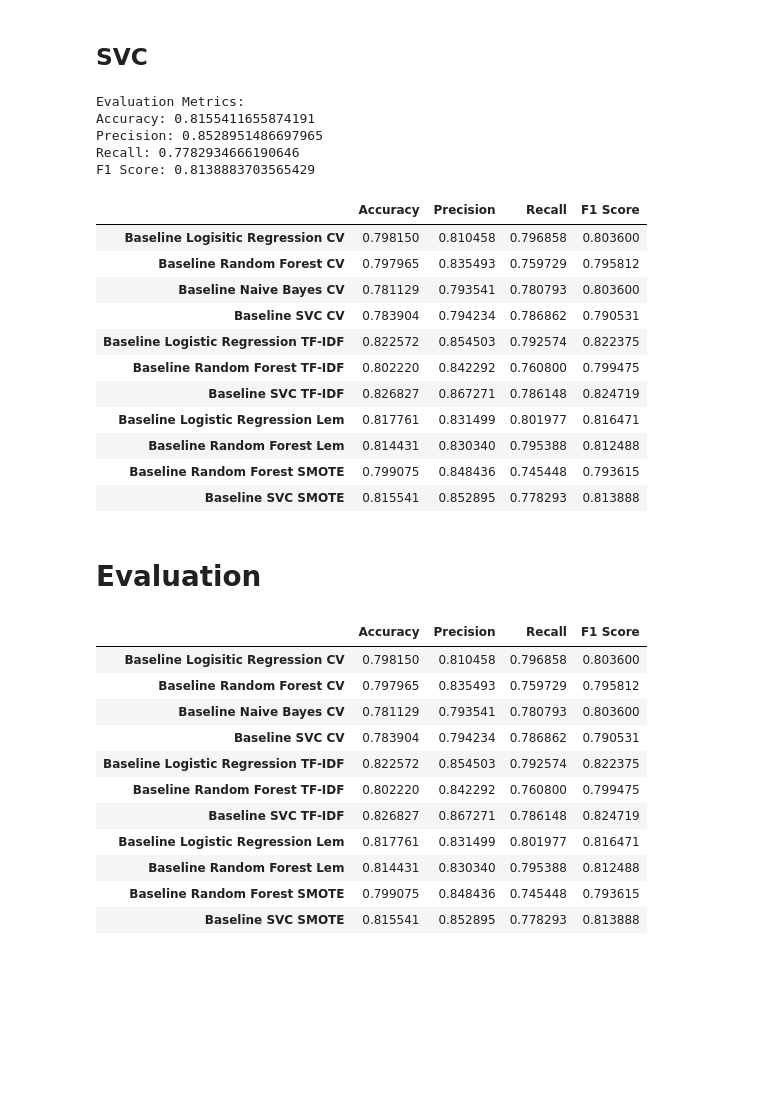
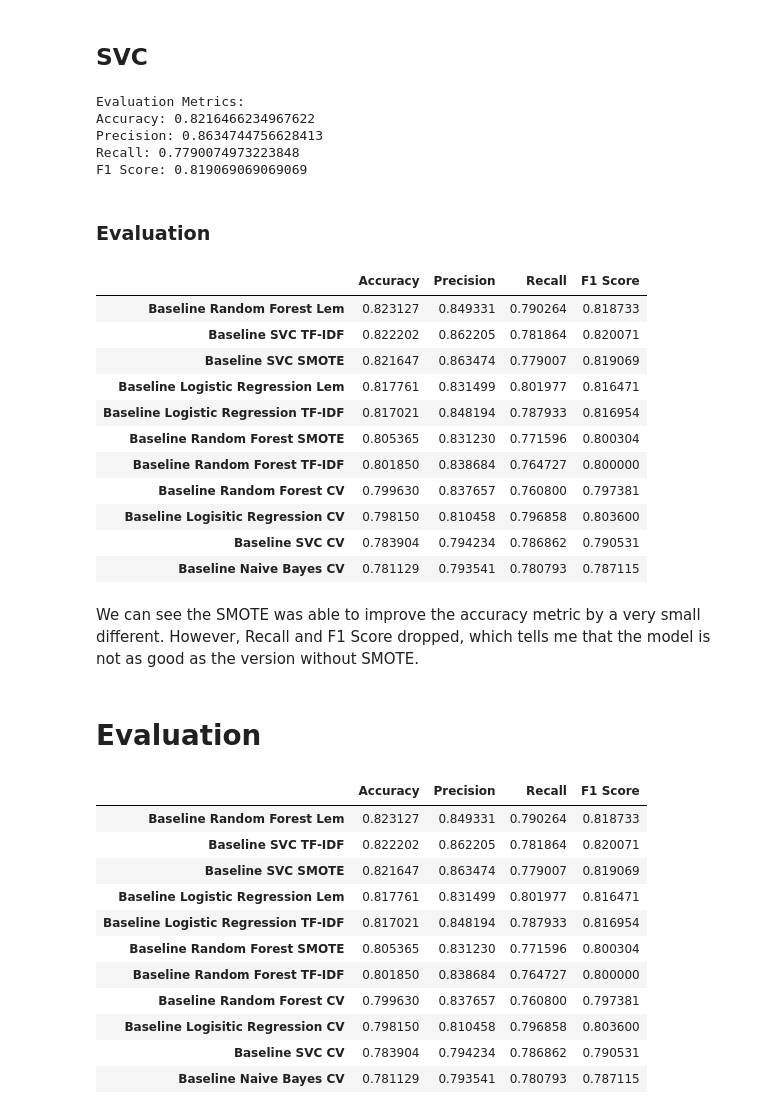
Before and after one commit to ismael-araujo/Hotel-Reviews-Analysis-Using-NLP, a Jupyter notebook: models/baseline-models.ipynb, the cells around one changed output. Saved outputs shown, nothing was run; the diff lists cells and outputs as text; code cells hidden in the pictures; blank space fills up the shorter version.

```diff
--- a/models/baseline-models.ipynb
+++ b/models/baseline-models.ipynb
@@ -485,4 +557,7 @@ pd.DataFrame.from_dict(metric_dict, orient='index')
 ### Train Test Split
 # %%
 smote = SMOTE()
+X_train_smote_lem, y_train_smote_lem = smote.fit_sample(X_train_lem, y_train_lem)
+
+smote = SMOTE()
 X_train_smote_tfidf, y_train_smote_tfidf = smote.fit_sample(X_train_tfidf, y_train)
@@ -491,13 +564,18 @@ X_train_smote_tfidf, y_train_smote_tfidf = smote.fit_sample(X_train_tfidf, y_tra
-# %%
-rf_base_tfidf = RandomForestClassifier(random_state=1)
-rf_base_tfidf.fit(X_train_smote_tfidf, y_train_smote_tfidf)
-y_rf_base_tfidf_smote = rf_base_tfidf.predict(X_test_tfidf)
+# %%
+# Instantiating baseline Random Forest Model
+rf_base_lem_tfidf = RandomForestClassifier(random_state=1)
+
+# Fitting the model to the X and y variables of the train set
+rf_base_lem_tfidf.fit(X_train_smote_lem, y_train_smote_lem)
+
+# Predicting the model in the X variable of the test set### Random Forest
+y_rf_base_lem_tfidf_smote = rf_base_lem_tfidf.predict(X_test_lem)
 # %%
 # Creating dictionary with all metrics
-rf_smote_accuracy = accuracy_score(y_test, y_rf_base_tfidf_smote)
-rf_smote_precision = precision_score(y_test, y_rf_base_tfidf_smote)
-rf_smote_recall = recall_score(y_test, y_rf_base_tfidf_smote)
-rf_smote_f1 = f1_score(y_test, y_rf_base_tfidf_smote)
+rf_smote_accuracy = accuracy_score(y_test_lem, y_rf_base_lem_tfidf_smote)
+rf_smote_precision = precision_score(y_test_lem, y_rf_base_lem_tfidf_smote)
+rf_smote_recall = recall_score(y_test_lem, y_rf_base_lem_tfidf_smote)
+rf_smote_f1 = f1_score(y_test_lem, y_rf_base_lem_tfidf_smote)
 
 metric_dict['Baseline Random Forest SMOTE'] = {'Accuracy': rf_smote_accuracy,
                                                 'Precision': rf_smote_precision,
@@ -532,39 +612,47 @@ metric_dict['Baseline SVC SMOTE'] = {'Accuracy': svc_smote_accuracy,
 evaluation(y_test, y_pred_svc_smote)
 # %% [output]
 Evaluation Metrics:
-Accuracy: 0.8155411655874191
-Precision: 0.8528951486697965
-Recall: 0.7782934666190646
-F1 Score: 0.8138883703565429
+Accuracy: 0.8216466234967622
+Precision: 0.8634744756628413
+Recall: 0.7790074973223848
+F1 Score: 0.819069069069069
+# %% [markdown]
+### Evaluation
 # %%
-pd.DataFrame.from_dict(metric_dict, orient='index')
+# Evaluation DataFrame
+evaluation_df = pd.DataFrame.from_dict(metric_dict, orient='index')
+evaluation_df.sort_values(by='Accuracy', ascending=False)
 # %% [output]
 |  | Accuracy | Precision | Recall | F1 Score |
+| Baseline Random Forest Lem | 0.823127 | 0.849331 | 0.790264 | 0.818733 |
+| Baseline SVC TF-IDF | 0.822202 | 0.862205 | 0.781864 | 0.820071 |
+| Baseline SVC SMOTE | 0.821647 | 0.863474 | 0.779007 | 0.819069 |
+| Baseline Logistic Regression Lem | 0.817761 | 0.831499 | 0.801977 | 0.816471 |
+| Baseline Logistic Regression TF-IDF | 0.817021 | 0.848194 | 0.787933 | 0.816954 |
+| Baseline Random Forest SMOTE | 0.805365 | 0.831230 | 0.771596 | 0.800304 |
+| Baseline Random Forest TF-IDF | 0.801850 | 0.838684 | 0.764727 | 0.800000 |
+| Baseline Random Forest CV | 0.799630 | 0.837657 | 0.760800 | 0.797381 |
 | Baseline Logisitic Regression CV | 0.798150 | 0.810458 | 0.796858 | 0.803600 |
-| Baseline Random Forest CV | 0.797965 | 0.835493 | 0.759729 | 0.795812 |
-| Baseline Naive Bayes CV | 0.781129 | 0.793541 | 0.780793 | 0.803600 |
 | Baseline SVC CV | 0.783904 | 0.794234 | 0.786862 | 0.790531 |
-| Baseline Logistic Regression TF-IDF | 0.822572 | 0.854503 | 0.792574 | 0.822375 |
-| Baseline Random Forest TF-IDF | 0.802220 | 0.842292 | 0.760800 | 0.799475 |
-| Baseline SVC TF-IDF | 0.826827 | 0.867271 | 0.786148 | 0.824719 |
-| Baseline Logistic Regression Lem | 0.817761 | 0.831499 | 0.801977 | 0.816471 |
-| Baseline Random Forest Lem | 0.814431 | 0.830340 | 0.795388 | 0.812488 |
-| Baseline Random Forest SMOTE | 0.799075 | 0.848436 | 0.745448 | 0.793615 |
-| Baseline SVC SMOTE | 0.815541 | 0.852895 | 0.778293 | 0.813888 |
+| Baseline Naive Bayes CV | 0.781129 | 0.793541 | 0.780793 | 0.787115 |
+# %% [markdown]
+We can see the SMOTE was able to improve the accuracy metric by a very small different. However, Recall and F1 Score dropped, which tells me that the model is not as good as the version without SMOTE.
 # %% [markdown]
 # Evaluation
 # %%
-pd.DataFrame.from_dict(metric_dict, orient='index')
+# Evaluation DataFrame
+evaluation_df = pd.DataFrame.from_dict(metric_dict, orient='index')
+evaluation_df.sort_values(by='Accuracy', ascending=False)
 # %% [output]
 |  | Accuracy | Precision | Recall | F1 Score |
+| Baseline Random Forest Lem | 0.823127 | 0.849331 | 0.790264 | 0.818733 |
+| Baseline SVC TF-IDF | 0.822202 | 0.862205 | 0.781864 | 0.820071 |
+| Baseline SVC SMOTE | 0.821647 | 0.863474 | 0.779007 | 0.819069 |
+| Baseline Logistic Regression Lem | 0.817761 | 0.831499 | 0.801977 | 0.816471 |
+| Baseline Logistic Regression TF-IDF | 0.817021 | 0.848194 | 0.787933 | 0.816954 |
+| Baseline Random Forest SMOTE | 0.805365 | 0.831230 | 0.771596 | 0.800304 |
+| Baseline Random Forest TF-IDF | 0.801850 | 0.838684 | 0.764727 | 0.800000 |
+| Baseline Random Forest CV | 0.799630 | 0.837657 | 0.760800 | 0.797381 |
 | Baseline Logisitic Regression CV | 0.798150 | 0.810458 | 0.796858 | 0.803600 |
-| Baseline Random Forest CV | 0.797965 | 0.835493 | 0.759729 | 0.795812 |
-| Baseline Naive Bayes CV | 0.781129 | 0.793541 | 0.780793 | 0.803600 |
 | Baseline SVC CV | 0.783904 | 0.794234 | 0.786862 | 0.790531 |
-| Baseline Logistic Regression TF-IDF | 0.822572 | 0.854503 | 0.792574 | 0.822375 |
-| Baseline Random Forest TF-IDF | 0.802220 | 0.842292 | 0.760800 | 0.799475 |
-| Baseline SVC TF-IDF | 0.826827 | 0.867271 | 0.786148 | 0.824719 |
-| Baseline Logistic Regression Lem | 0.817761 | 0.831499 | 0.801977 | 0.816471 |
-| Baseline Random Forest Lem | 0.814431 | 0.830340 | 0.795388 | 0.812488 |
-| Baseline Random Forest SMOTE | 0.799075 | 0.848436 | 0.745448 | 0.793615 |
-| Baseline SVC SMOTE | 0.815541 | 0.852895 | 0.778293 | 0.813888 |
+| Baseline Naive Bayes CV | 0.781129 | 0.793541 | 0.780793 | 0.787115 |
```
Also changed, not shown: parts of 47 cells of this notebook, 6 other files.
